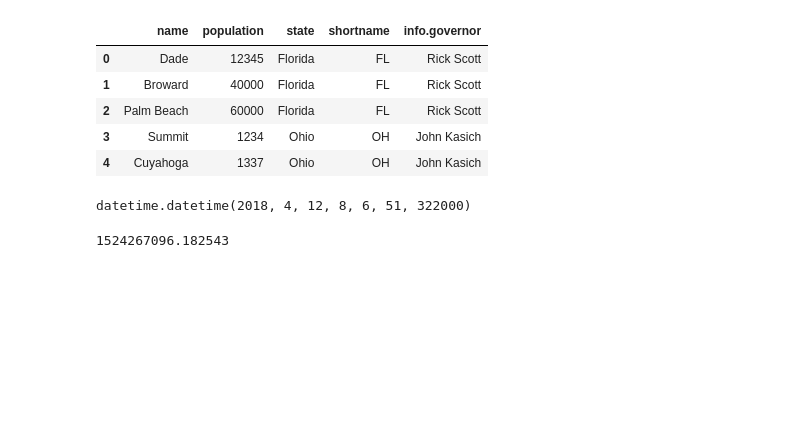
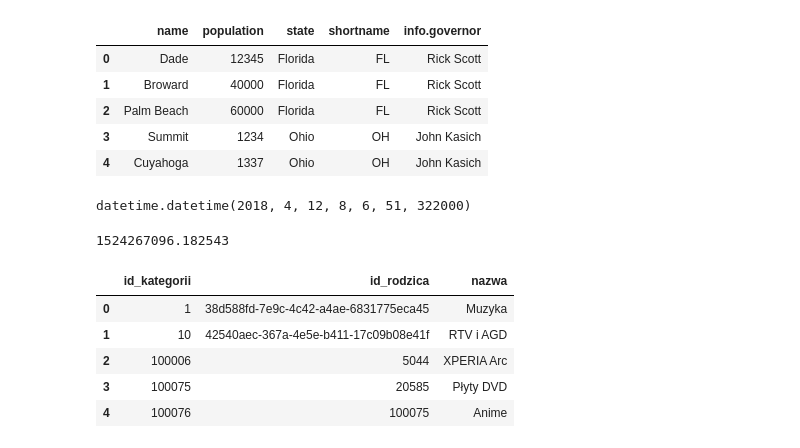
Before and after one commit to zuzia219/tor_LISIE-SURYKATKI-W-KAPELUSZU, a Jupyter notebook: SRC/Analiza_danych.ipynb, the cells around one changed output. Drawn from its saved outputs; the diff is of its cells as text; code cells hidden in the pictures; blank space fills up the shorter version.

```diff
--- a/SRC/Analiza_danych.ipynb
+++ b/SRC/Analiza_danych.ipynb
@@ -166,0 +187,11 @@ ts
+# %%
+categories = pd.read_table(p, names = ['id_kategorii', 'id_rodzica', 'nazwa'])
+
+categories.head()
+# %% [output]
+|  | id_kategorii | id_rodzica | nazwa |
+| 0 | 1 | 38d588fd-7e9c-4c42-a4ae-6831775eca45 | Muzyka |
+| 1 | 10 | 42540aec-367a-4e5e-b411-17c09b08e41f | RTV i AGD |
+| 2 | 100006 | 5044 | XPERIA Arc |
+| 3 | 100075 | 20585 | Płyty DVD |
+| 4 | 100076 | 100075 | Anime |
```
Also changed, not shown: parts of 4 cells of this notebook, 1 other file.
